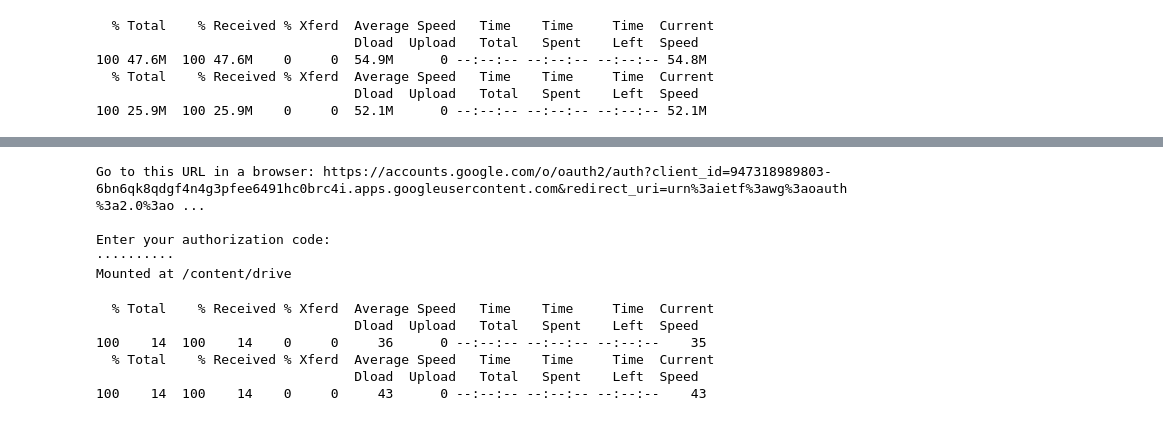
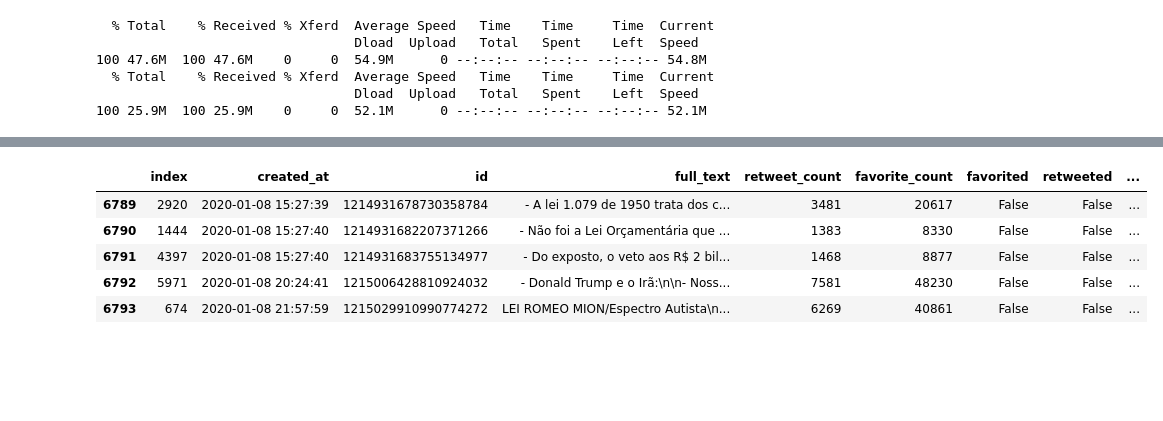
Before and after one commit to eduardodut/Analise-tweets-ICD-Unifor, a Jupyter notebook: AnaliseTweets.ipynb, the cells around one changed output, grey strips where cells are left out. Drawn from its saved outputs; the diff is of its cells as text; code cells hidden in the pictures; blank space fills up the shorter version.

```diff
--- a/AnaliseTweets.ipynb
+++ b/AnaliseTweets.ipynb
@@ -52,5 +47,4 @@ dataset_bolso.head(1)
 # %%
-import pickle
 def cleaning_data(dataset):
 
   #realiza cópia do dataset
@@ -68,13 +62,16 @@ def cleaning_data(dataset):
       dataset_temp[coluna] = [pd.DataFrame(dataset_temp['user']).loc[i][0].get(coluna) for i in range(0,dataset_temp.shape[0])]
 
   #Extração de dados de seguidores a cada tweet emitido
-  extracao_dados_user('followers_count')
+  #removido pois não parece seguir  linha temporal dos tweets
+  #extracao_dados_user('followers_count')
 
   #Número de tweets favoritados pelo usuário no momento da emissão do tweet
-  extracao_dados_user('favourites_count')
+  # removido pois não parece seguir  linha temporal dos tweets
+  # extracao_dados_user('favourites_count')
 
   #Número de usuários que são seguidos pelo usuário no momento da emissão do tweet
-  extracao_dados_user('friends_count')
+  # removido pois não parece seguir  linha temporal dos tweets
+  # extracao_dados_user('friends_count')
 
   def extracao_entities():
 
@@ -89,13 +86,13 @@ def cleaning_data(dataset):
           list_hashtags.append(dataset_temp.loc[i]['entities'].get("hashtags")[j].get('text'))
       coluna_hashtags.append(list_hashtags)
 
-      if dataset_temp.loc[i]['entities'].get("use_mentions") != None:
+      if dataset_temp.loc[i]['entities'].get("user_mentions") != None:
         for j in range(0,len(dataset_temp.loc[i]['entities'].get("user_mentions"))):
-          list_user_mention.append(dataset_temp.loc[i]['entities'].get("user_mentions")[j].get('name'))
+         list_user_mention.append(dataset_temp.loc[i]['entities'].get("user_mentions")[j].get('name'))
       coluna_user_mentions.append(list_user_mention)
 
     dataset_temp['hashtags'] = coluna_hashtags
-    dataset_temp['user_mention'] = coluna_user_mentions
+    dataset_temp['user_mentions'] = coluna_user_mentions
 
   extracao_entities()
   colunas_para_remocao = ['id_str', 'truncated', 'display_text_range', 'entities', 'lang',
@@ -106,6 +103,9 @@ def cleaning_data(dataset):
                                   'quoted_status_permalink', 'extended_entities', 'quoted_status']
   dataset_temp = dataset_temp.drop(colunas_para_remocao, axis = 1)
 
+  dataset_temp = dataset_temp.sort_values('created_at', ascending = True).reset_index()
+
+
 
   return dataset_temp
 # %%
@@ -211,18 +123,0 @@ dict_keys(['created_at', 'id', 'id_str', 'full_text', 'truncated', 'display_text
-# %%
-from google.colab import drive
-drive.mount('/content/drive')
-# %% [output]
-Go to this URL in a browser: https://accounts.google.com/o/oauth2/auth?client_id=947318989803-6bn6qk8qdgf4n4g3pfee6491hc0brc4i.apps.googleusercontent.com&redirect_uri=urn%3aietf%3awg%3aoauth%3a2.0%3ao ...
-
-Enter your authorization code:
-··········
-Mounted at /content/drive
-# %%
-downloadJsonFiles()
-# %% [output]
-  % Total    % Received % Xferd  Average Speed   Time    Time     Time  Current
-                                 Dload  Upload   Total   Spent    Left  Speed
-100    14  100    14    0     0     36      0 --:--:-- --:--:-- --:--:--    35
-  % Total    % Received % Xferd  Average Speed   Time    Time     Time  Current
-                                 Dload  Upload   Total   Spent    Left  Speed
-100    14  100    14    0     0     43      0 --:--:-- --:--:-- --:--:--    43
@@ -236,0 +124,9 @@ print(all_tokens)
+# %%
+bolso_data.tail()
+# %% [output]
+|  | index | created_at | id | full_text | retweet_count | favorite_count | favorited | retweeted | ... |
+| 6789 | 2920 | 2020-01-08 15:27:39 | 1214931678730358784 | - A lei 1.079 de 1950 trata dos c... | 3481 | 20617 | False | False | ... |
+| 6790 | 1444 | 2020-01-08 15:27:40 | 1214931682207371266 | - Não foi a Lei Orçamentária que ... | 1383 | 8330 | False | False | ... |
+| 6791 | 4397 | 2020-01-08 15:27:40 | 1214931683755134977 | - Do exposto, o veto aos R$ 2 bil... | 1468 | 8877 | False | False | ... |
+| 6792 | 5971 | 2020-01-08 20:24:41 | 1215006428810924032 | - Donald Trump e o Irã:\n\n- Noss... | 7581 | 48230 | False | False | ... |
+| 6793 | 674 | 2020-01-08 21:57:59 | 1215029910990774272 | LEI ROMEO MION/Espectro Autista\n... | 6269 | 40861 | False | False | ... |
```
Also changed, not shown: parts of 18 cells of this notebook.
